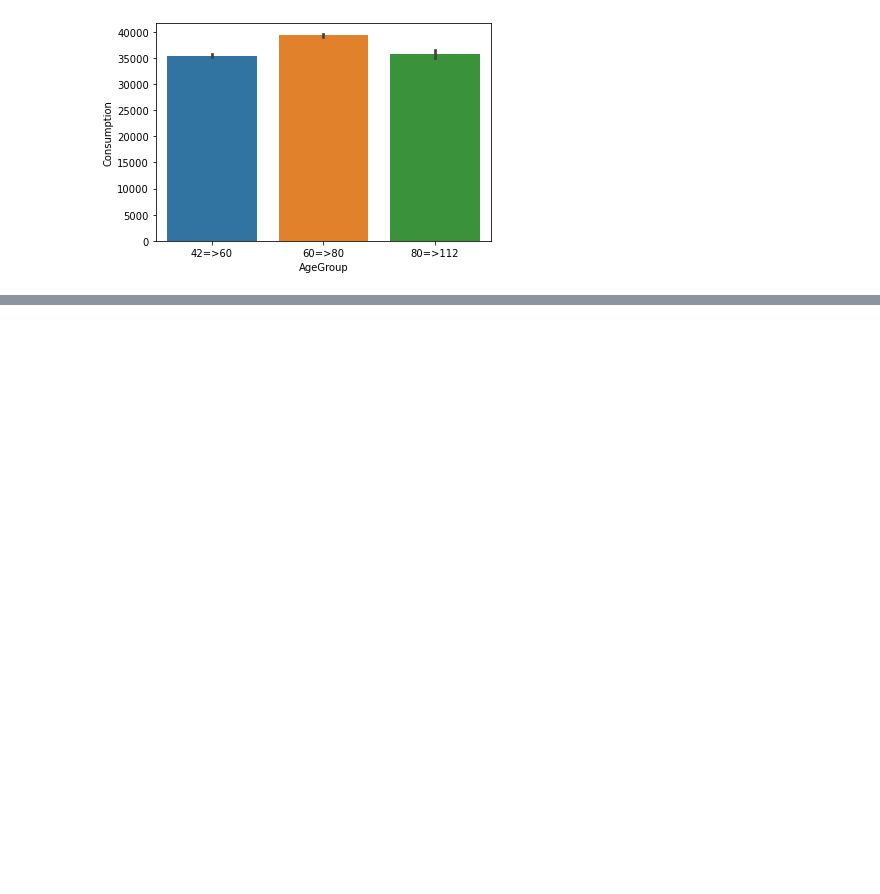
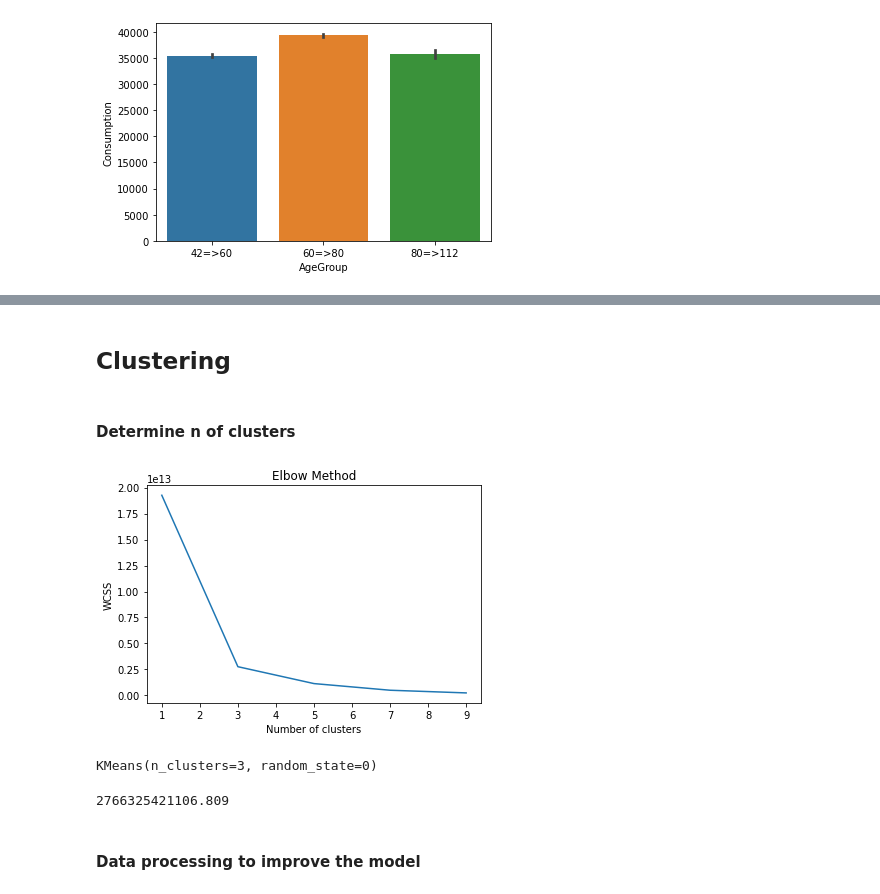
Before and after one commit to abdullah2297/ContosoRetailDWH-w--Python, a Jupyter notebook: ConnDB-CustomerAnaysis-Notebook.ipynb, the cells around one changed output, grey strips where cells are left out. Drawn from its saved outputs; the diff is of its cells as text; code cells hidden in the pictures; blank space fills up the shorter version.

```diff
--- a/ConnDB-CustomerAnaysis-Notebook.ipynb
+++ b/ConnDB-CustomerAnaysis-Notebook.ipynb
@@ -359,0 +471,3 @@ plt.show()
+# %%
+X = mod_data.drop(['Consumption', 'CustomerKey', 'x3_Germany'], axis=1)
+y = mod_data['Consumption']
@@ -359,0 +572,2 @@ plt.show()
+# %% [markdown]
+## Clustering
@@ -359,0 +576,30 @@ plt.show()
+# %%
+X_c = X.copy(deep=True)
+# %% [markdown]
+#### Determine n of clusters
+# %%
+wcss = []
+for n_c in range(1,11,2):
+    kmeans = KMeans(n_clusters=n_c, random_state=0)
+    kmeans.fit(X_c)
+    wcss.append(kmeans.inertia_)
+# %%
+plt.plot(range(1,11,2), wcss)
+plt.title('Elbow Method')
+plt.xlabel('Number of clusters')
+plt.ylabel('WCSS')
+plt.show()
+# %% [output]
+[figure, added]
+# %%
+## Train the model with n of clusters = 9
+kmeans = KMeans(n_clusters=3, random_state=0)
+kmeans.fit(X_c)
+# %% [output]
+KMeans(n_clusters=3, random_state=0)
+# %%
+kmeans.inertia_
+# %% [output]
+2766325421106.809
+# %% [markdown]
+#### Data processing to improve the model
```
Also changed, not shown: parts of 64 cells of this notebook, 1 other file.
